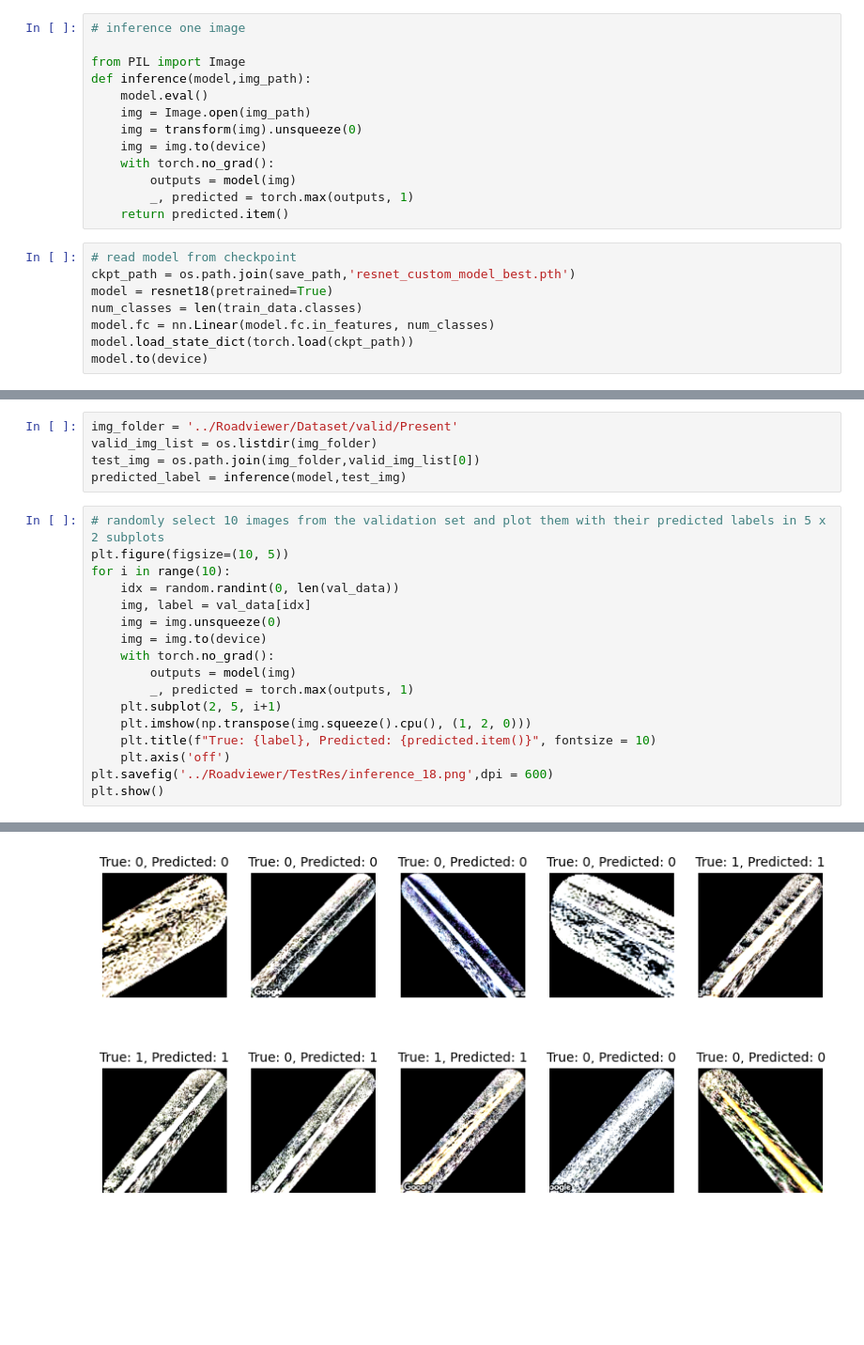
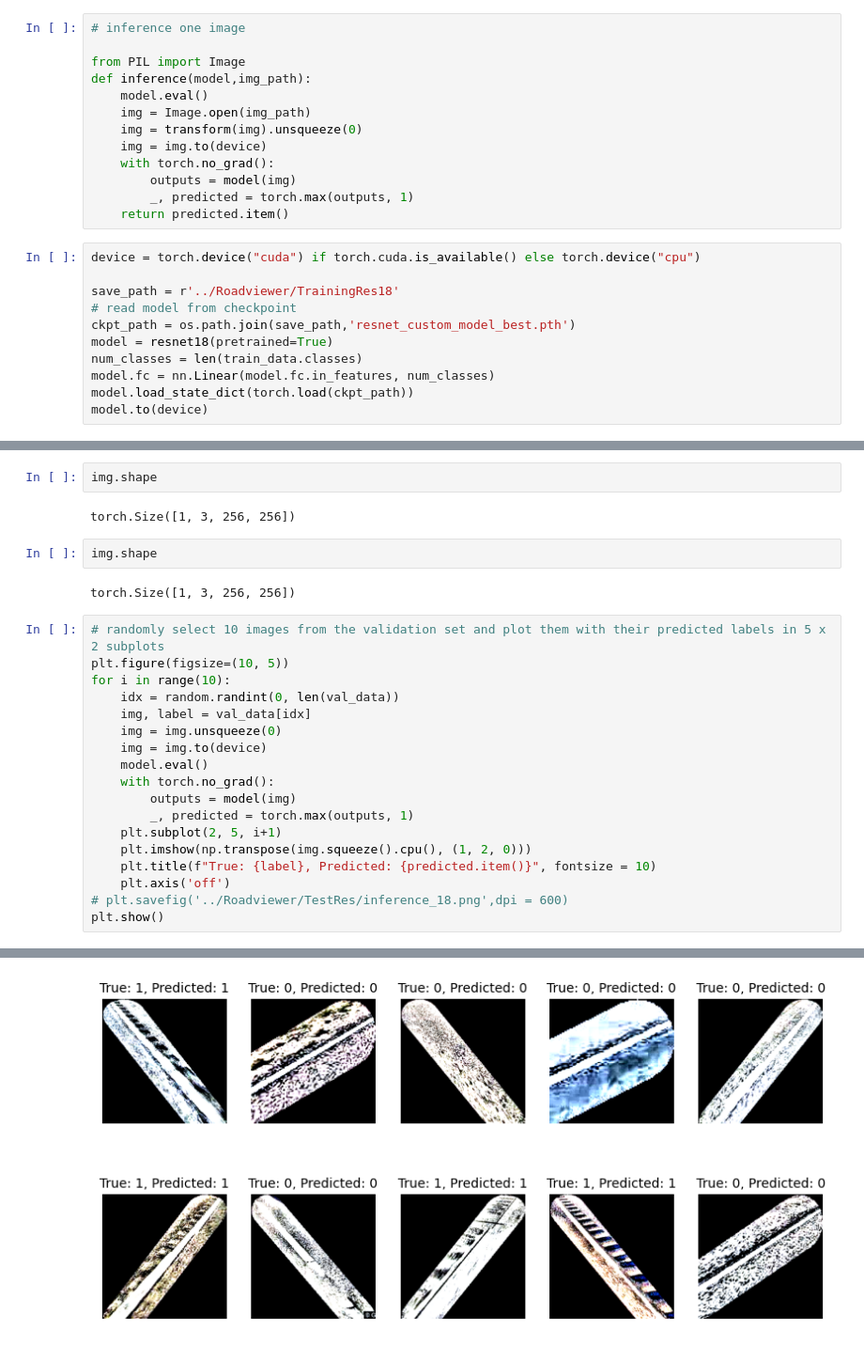
Before and after one commit to jksdbks123/Ultra-Fast-Lane-Detection-v2, a Jupyter notebook: Classifier.ipynb, the cells around one changed output, grey strips where cells are left out. Shown: that part at 94% size. Drawn from its saved outputs; the diff is of its cells as text; blank space fills up the shorter version.

```diff
--- a/Classifier.ipynb
+++ b/Classifier.ipynb
@@ -291,6 +291,9 @@ def inference(model,img_path):
         _, predicted = torch.max(outputs, 1)
     return predicted.item()
 # %%
+device = torch.device("cuda") if torch.cuda.is_available() else torch.device("cpu")
+
+save_path = r'../Roadviewer/TrainingRes18'
 # read model from checkpoint
 ckpt_path = os.path.join(save_path,'resnet_custom_model_best.pth')
 model = resnet18(pretrained=True)
@@ -301,34 +322,38 @@ model.to(device)
-# %%
-img_folder = '../Roadviewer/Dataset/valid/Present'
-valid_img_list = os.listdir(img_folder)
-test_img = os.path.join(img_folder,valid_img_list[0])
-predicted_label = inference(model,test_img)
+# %%
+img.shape
+# %% [output]
+torch.Size([1, 3, 256, 256])
+# %%
+img.shape
+# %% [output]
+torch.Size([1, 3, 256, 256])
 # %%
 # randomly select 10 images from the validation set and plot them with their predicted labels in 5 x 2 subplots
 plt.figure(figsize=(10, 5))
 for i in range(10):
     idx = random.randint(0, len(val_data))
     img, label = val_data[idx]
     img = img.unsqueeze(0)
     img = img.to(device)
+    model.eval()
     with torch.no_grad():
         outputs = model(img)
         _, predicted = torch.max(outputs, 1)
     plt.subplot(2, 5, i+1)
     plt.imshow(np.transpose(img.squeeze().cpu(), (1, 2, 0)))
     plt.title(f"True: {label}, Predicted: {predicted.item()}", fontsize = 10)
     plt.axis('off')
-plt.savefig('../Roadviewer/TestRes/inference_18.png',dpi = 600)
+# plt.savefig('../Roadviewer/TestRes/inference_18.png',dpi = 600)
 plt.show()
 # %% [output]
 Clipping input data to the valid range for imshow with RGB data ([0..1] for floats or [0..255] for integers).
 Clipping input data to the valid range for imshow with RGB data ([0..1] for floats or [0..255] for integers).
 Clipping input data to the valid range for imshow with RGB data ([0..1] for floats or [0..255] for integers).
 Clipping input data to the valid range for imshow with RGB data ([0..1] for floats or [0..255] for integers).
 Clipping input data to the valid range for imshow with RGB data ([0..1] for floats or [0..255] for integers).
 Clipping input data to the valid range for imshow with RGB data ([0..1] for floats or [0..255] for integers).
 Clipping input data to the valid range for imshow with RGB data ([0..1] for floats or [0..255] for integers).
 Clipping input data to the valid range for imshow with RGB data ([0..1] for floats or [0..255] for integers).
 Clipping input data to the valid range for imshow with RGB data ([0..1] for floats or [0..255] for integers).
 Clipping input data to the valid range for imshow with RGB data ([0..1] for floats or [0..255] for integers).
-[figure, old version]
+[figure, new version]
```
Also changed, not shown: parts of 1 cell of this notebook, 1 other file.
